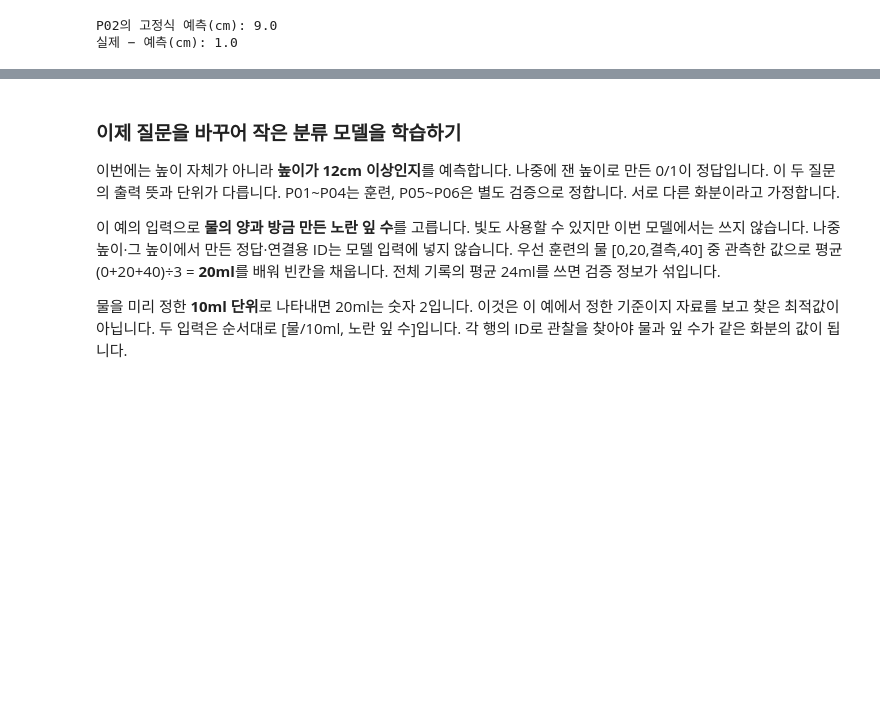
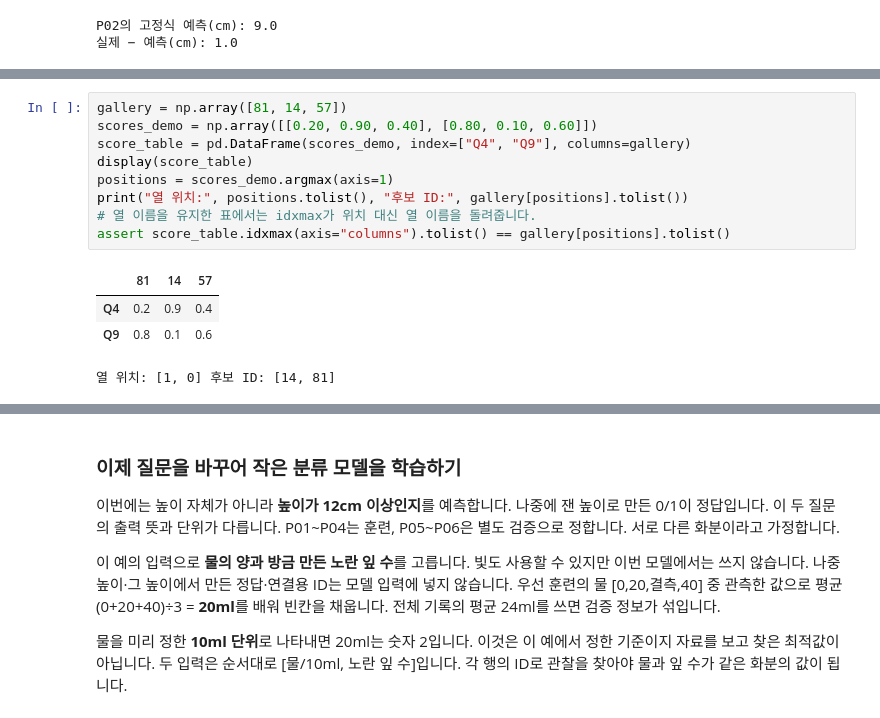
Before and after one commit to jlee-ax/AI-Olympiad, a Jupyter notebook: lessons/week01/week01_integrated.ipynb, the cells around one changed output, grey strips where cells are left out. Drawn from its saved outputs; the diff is of its cells as text; blank space fills up the shorter version.

```diff
--- a/lessons/week01/week01_integrated.ipynb
+++ b/lessons/week01/week01_integrated.ipynb
@@ -390,0 +282,14 @@ P02의 고정식 예측(cm): 9.0
+# %%
+gallery = np.array([81, 14, 57])
+scores_demo = np.array([[0.20, 0.90, 0.40], [0.80, 0.10, 0.60]])
+score_table = pd.DataFrame(scores_demo, index=["Q4", "Q9"], columns=gallery)
+display(score_table)
+positions = scores_demo.argmax(axis=1)
+print("열 위치:", positions.tolist(), "후보 ID:", gallery[positions].tolist())
+# 열 이름을 유지한 표에서는 idxmax가 위치 대신 열 이름을 돌려줍니다.
+assert score_table.idxmax(axis="columns").tolist() == gallery[positions].tolist()
+# %% [output]
+|  | 81 | 14 | 57 |
+| Q4 | 0.2 | 0.9 | 0.4 |
+| Q9 | 0.8 | 0.1 | 0.6 |
+열 위치: [1, 0] 후보 ID: [14, 81]
```
Also changed, not shown: parts of 35 cells of this notebook, 18 other files.
